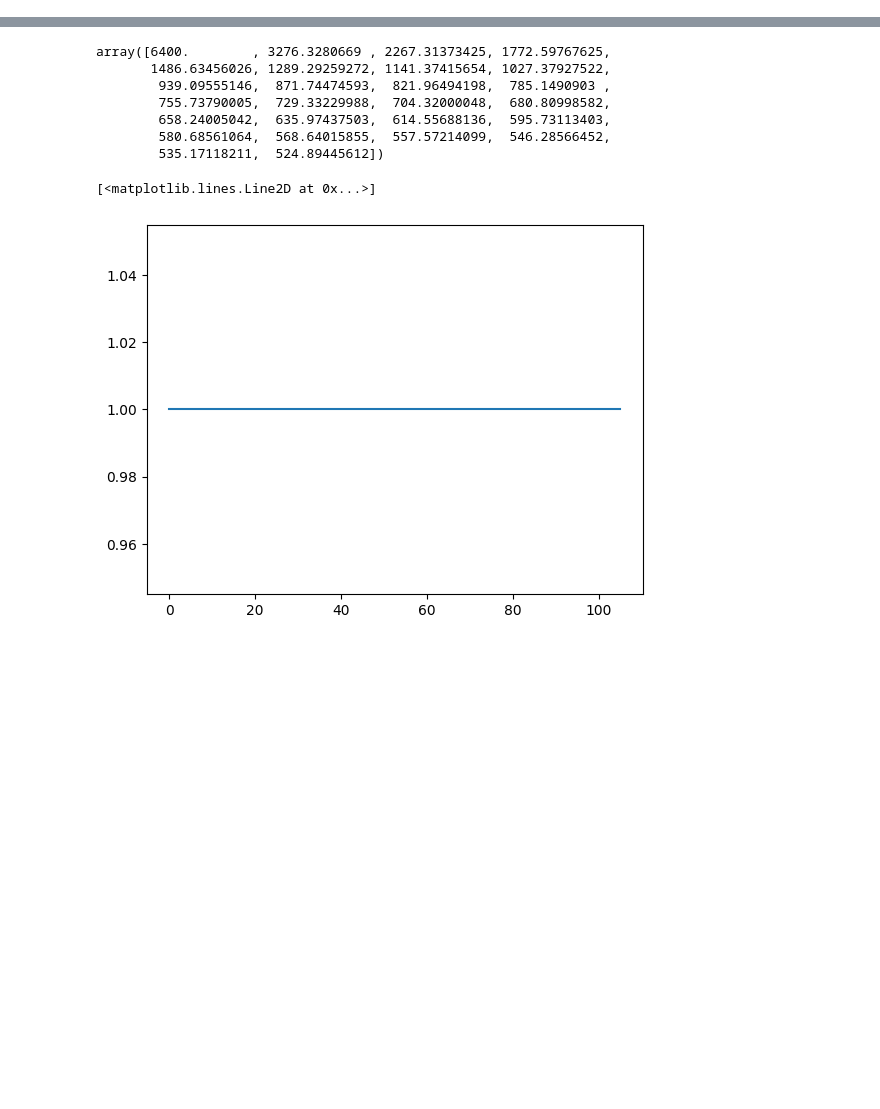
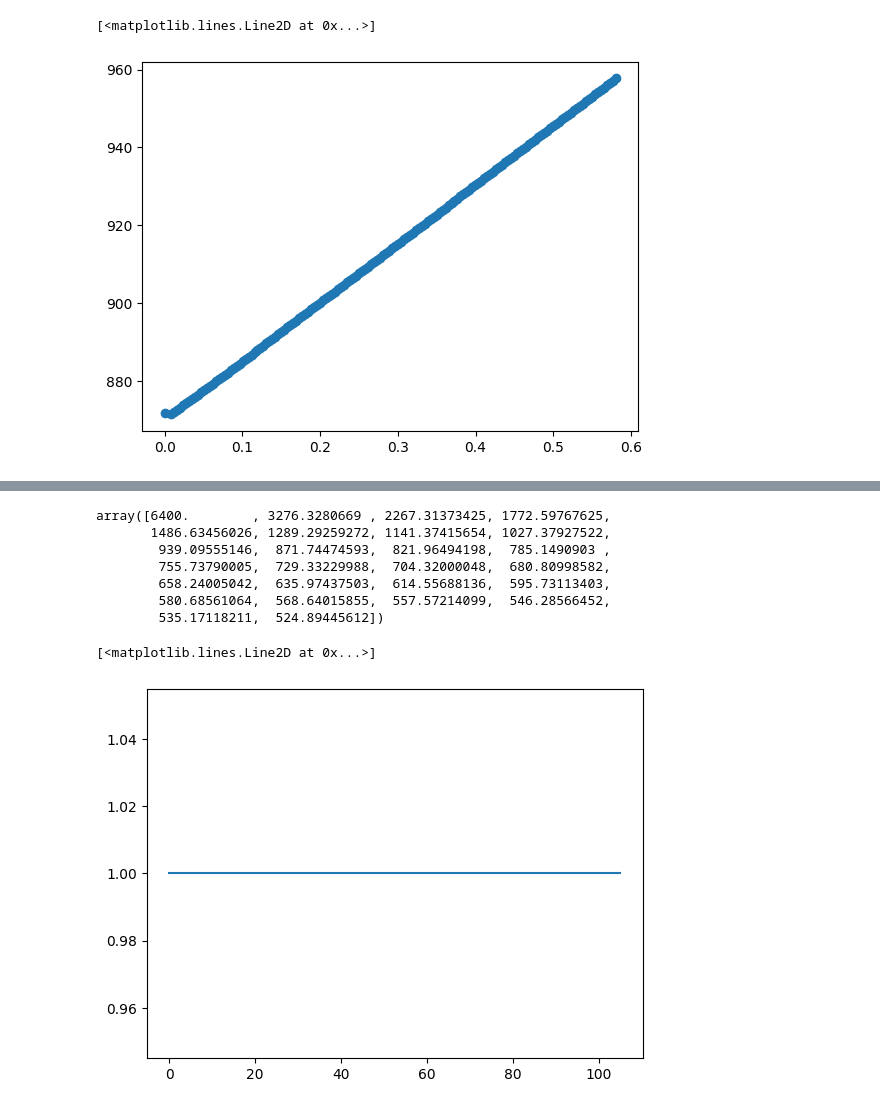
Before and after one commit to Jimbo-Coder/PyFluid, a Jupyter notebook: main_mhd.ipynb, the cells around one changed output, grey strips where cells are left out. Drawn from its saved outputs; the diff is of its cells as text; code cells hidden in the pictures; blank space fills up the shorter version.

```diff
--- a/main_mhd.ipynb
+++ b/main_mhd.ipynb
@@ -1798,0 +1804,10 @@ Runtime = 0.0006 s, Compile Time = 0.0032 s
+# %%
+it=0
+
+Fcon = 0.5*np.sum(state.Pvecs[:,0,state.imasksl]*np.sum(state.Pvecs[:,1:4,state.imasksl]**2,axis=1) +\
+            state.cs20*state.Pvecs[:,0,state.imask]*np.log(state.Pvecs[:,0,state.imask]/state.rhob),axis=1)
+
+plt.plot(state.ts,Fcon, "-o")
+# %% [output]
+[<matplotlib.lines.Line2D at 0x...>]
+[figure, added]
```
Also changed, not shown: parts of 3 cells of this notebook, 9 other files.
